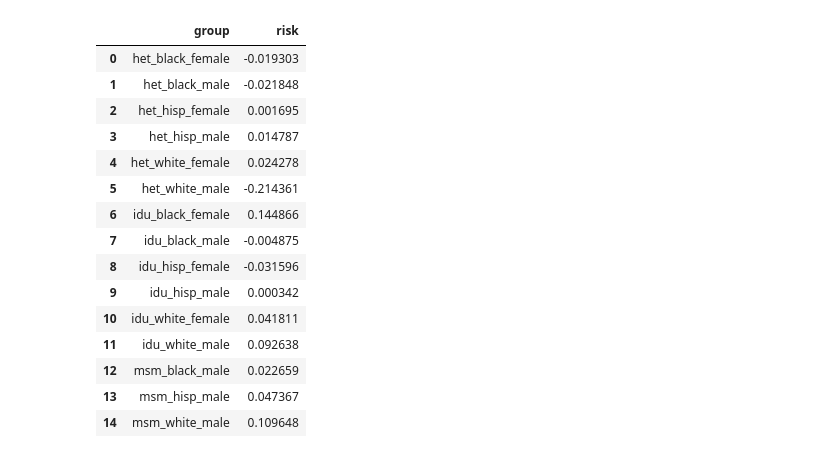
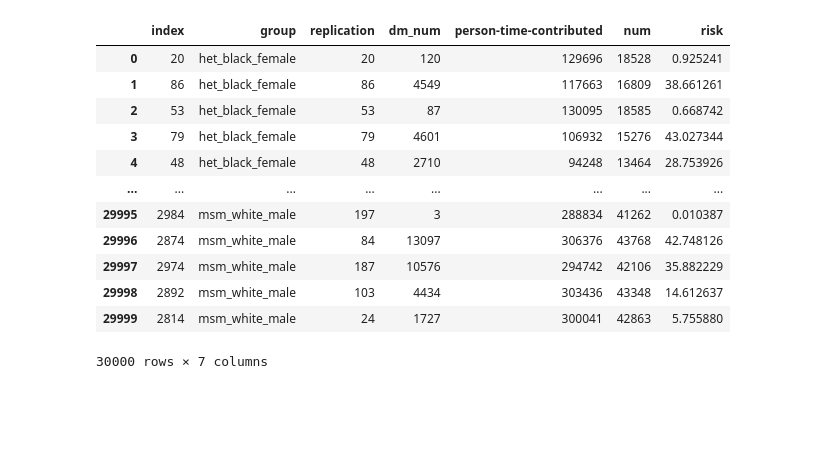
Before and after one commit to PearlHivModelingTeam/pearlModel, a Jupyter notebook: scripts/sa_notebook.ipynb, the cells around one changed output. Saved outputs shown, nothing was run; the diff lists cells and outputs as text; code cells hidden in the pictures; blank space fills up the shorter version.

```diff
--- a/scripts/sa_notebook.ipynb
+++ b/scripts/sa_notebook.ipynb
@@ -11,6 +12,6 @@ from pearl.post_processing.bmi import calc_risk_by_group, clean_control
 # %%
-baseline = Path("/workspaces/pearlModel/out/S0_SA_10/combined")
-variable = Path("/workspaces/pearlModel/out/S3_SA_10/combined")
+baseline = Path("/workspaces/pearlModel/out/200_rep/S0_SA_200/combined")
+variable = Path("/workspaces/pearlModel/out/200_rep/S3_SA_200/combined")
 # %%
 param_df_baseline = pd.read_parquet(baseline / "parameters.parquet").reset_index(drop=True)
 param_df_variable = pd.read_parquet(variable / "parameters.parquet").reset_index(drop=True)
@@ -33,7 +35,7 @@ Index(['replication', 'group', 'new_dx', 'final_year', 'mortality_model',
       dtype='object')
 # %%
-bmi_int_dm_prev_variable = pd.read_parquet(variable / "bmi_int_dm_prev.parquet")
-bmi_int_dm_prev_baseline = pd.read_parquet(baseline / "bmi_int_dm_prev.parquet")
+bmi_int_dm_prev_variable = dd.read_parquet(variable / "dm_final_output.parquet")
+bmi_int_dm_prev_baseline = dd.read_parquet(baseline / "dm_final_output.parquet")
 
 # clean to control specifications
 control_bmi_int_dm_prev_variable = clean_control(bmi_int_dm_prev_variable, only_eligible=True)
@@ -43,7 +45,7 @@ control_bmi_int_dm_prev_baseline = clean_control(bmi_int_dm_prev_baseline, only_
 bmi_int_eligible_risk_variable = calc_risk_by_group(control_bmi_int_dm_prev_variable, 7).compute()
 bmi_int_eligible_risk_baseline = calc_risk_by_group(control_bmi_int_dm_prev_baseline, 7).compute()
 # %%
-num_samples = 10
+num_samples = 2000
 baseline_risk = bmi_int_eligible_risk_baseline.groupby('group').sample(num_samples, replace=True).reset_index()
 variable_risk = bmi_int_eligible_risk_variable.groupby('group').sample(num_samples, replace=True).reset_index()
 # %%
@@ -54,19 +54,16 @@ baseline_risk_df = risk_df.groupby('group').median().reset_index()
-# %%
-baseline_risk_df
-# %% [output]
-|  | group | risk |
-| 0 | het_black_female | -0.019303 |
-| 1 | het_black_male | -0.021848 |
-| 2 | het_hisp_female | 0.001695 |
-| 3 | het_hisp_male | 0.014787 |
-| 4 | het_white_female | 0.024278 |
-| 5 | het_white_male | -0.214361 |
-| 6 | idu_black_female | 0.144866 |
-| 7 | idu_black_male | -0.004875 |
-| 8 | idu_hisp_female | -0.031596 |
-| 9 | idu_hisp_male | 0.000342 |
-| 10 | idu_white_female | 0.041811 |
-| 11 | idu_white_male | 0.092638 |
-| 12 | msm_black_male | 0.022659 |
-| 13 | msm_hisp_male | 0.047367 |
-| 14 | msm_white_male | 0.109648 |
+# %%
+baseline_risk
+# %% [output]
+|  | index | group | replication | dm_num | person-time-contributed | num | risk |
+| 0 | 20 | het_black_female | 20 | 120 | 129696 | 18528 | 0.925241 |
+| 1 | 86 | het_black_female | 86 | 4549 | 117663 | 16809 | 38.661261 |
+| 2 | 53 | het_black_female | 53 | 87 | 130095 | 18585 | 0.668742 |
+| 3 | 79 | het_black_female | 79 | 4601 | 106932 | 15276 | 43.027344 |
+| 4 | 48 | het_black_female | 48 | 2710 | 94248 | 13464 | 28.753926 |
+| ... | ... | ... | ... | ... | ... | ... | ... |
+| 29995 | 2984 | msm_white_male | 197 | 3 | 288834 | 41262 | 0.010387 |
+| 29996 | 2874 | msm_white_male | 84 | 13097 | 306376 | 43768 | 42.748126 |
+| 29997 | 2974 | msm_white_male | 187 | 10576 | 294742 | 42106 | 35.882229 |
+| 29998 | 2892 | msm_white_male | 103 | 4434 | 303436 | 43348 | 14.612637 |
+| 29999 | 2814 | msm_white_male | 24 | 1727 | 300041 | 42863 | 5.755880 |
+30000 rows × 7 columns
```
Also changed, not shown: parts of 19 cells of this notebook.
